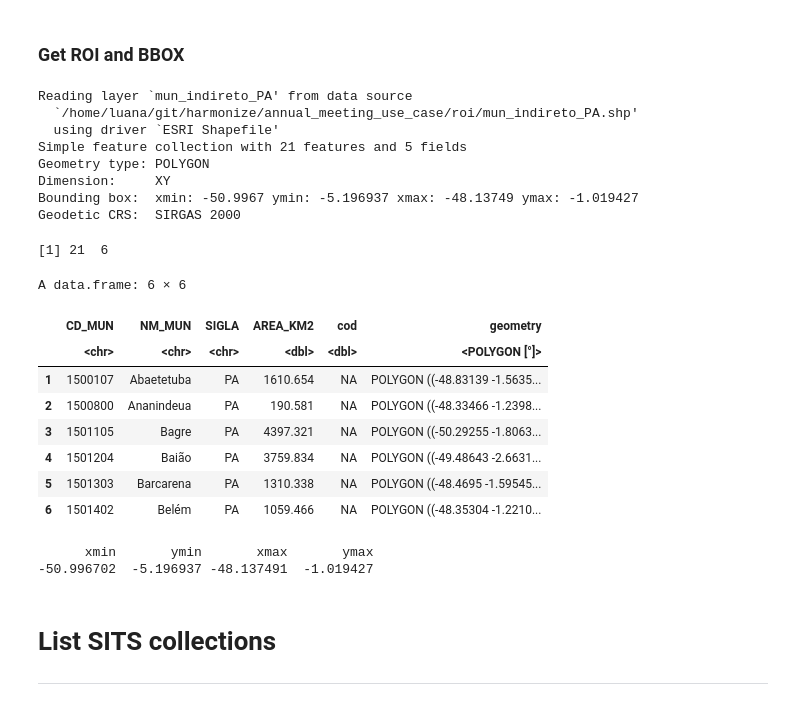
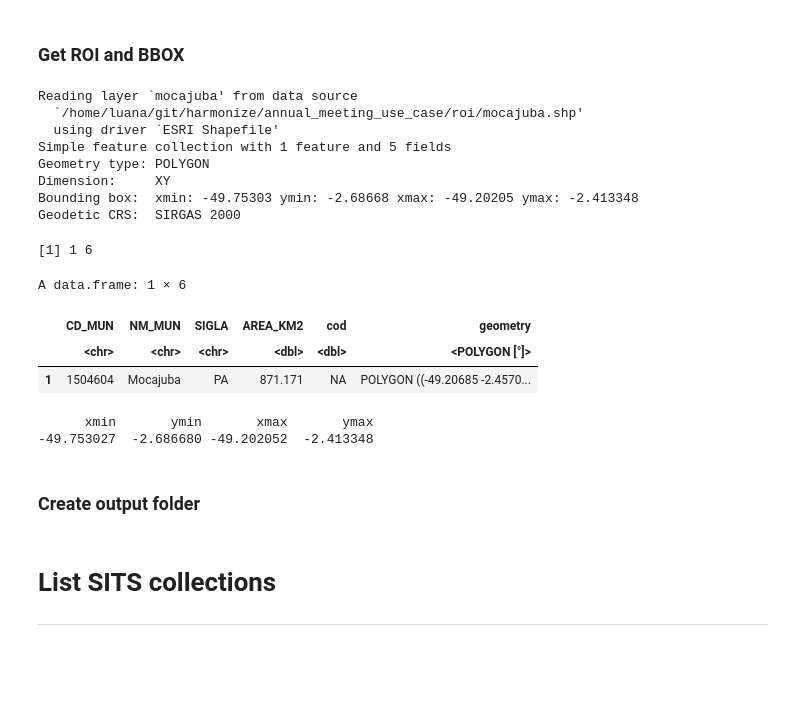
Before and after one commit to Harmonize-Brazil/annual-meeting-bdclab-demo, a Jupyter notebook: 2.compute_ndvi_csv.ipynb, the cells around one changed output. Cells and saved outputs as stored; diff of their text form; code cells hidden in the pictures; blank space fills up the shorter version.

```diff
--- a/2.compute_ndvi_csv.ipynb
+++ b/2.compute_ndvi_csv.ipynb
@@ -82,32 +81,30 @@ END_DATE <- "2019-12-31"
 # %% [markdown]
 ### Get ROI and BBOX
 # %%
-shape_sf <- st_read("roi/mun_indireto_PA.shp")
+# shape_sf <- st_read("roi/mun_indireto_PA.shp")
+shape_sf <- st_read("roi/mocajuba.shp")
 shape_df <- data.frame(shape_sf)
 
 dim(shape_df)
 head(shape_df)
 
 bbox <- st_bbox(shape_sf)
 bbox
 # %% [output]
-Reading layer `mun_indireto_PA' from data source
-  `/home/luana/git/harmonize/annual_meeting_use_case/roi/mun_indireto_PA.shp'
+Reading layer `mocajuba' from data source
+  `/home/luana/git/harmonize/annual_meeting_use_case/roi/mocajuba.shp'
   using driver `ESRI Shapefile'
-Simple feature collection with 21 features and 5 fields
+Simple feature collection with 1 feature and 5 fields
 Geometry type: POLYGON
 Dimension:     XY
-Bounding box:  xmin: -50.9967 ymin: -5.196937 xmax: -48.13749 ymax: -1.019427
+Bounding box:  xmin: -49.75303 ymin: -2.68668 xmax: -49.20205 ymax: -2.413348
 Geodetic CRS:  SIRGAS 2000
-[1] 21  6
+[1] 1 6
-A data.frame: 6 × 6
+A data.frame: 1 × 6
 |  | CD_MUN | NM_MUN | SIGLA | AREA_KM2 | cod | geometry |
 |  | <chr> | <chr> | <chr> | <dbl> | <dbl> | <POLYGON [°]> |
-| 1 | 1500107 | Abaetetuba | PA | 1610.654 | NA | POLYGON ((-48.83139 -1.5635... |
-| 2 | 1500800 | Ananindeua | PA | 190.581 | NA | POLYGON ((-48.33466 -1.2398... |
-| 3 | 1501105 | Bagre | PA | 4397.321 | NA | POLYGON ((-50.29255 -1.8063... |
-| 4 | 1501204 | Baião | PA | 3759.834 | NA | POLYGON ((-49.48643 -2.6631... |
-| 5 | 1501303 | Barcarena | PA | 1310.338 | NA | POLYGON ((-48.4695 -1.59545... |
-| 6 | 1501402 | Belém | PA | 1059.466 | NA | POLYGON ((-48.35304 -1.2210... |
+| 1 | 1504604 | Mocajuba | PA | 871.171 | NA | POLYGON ((-49.20685 -2.4570... |
       xmin       ymin       xmax       ymax
--50.996702  -5.196937 -48.137491  -1.019427
+-49.753027  -2.686680 -49.202052  -2.413348
+# %% [markdown]
+### Create output folder
```
Also changed, not shown: parts of 15 cells of this notebook, 1 other file.
